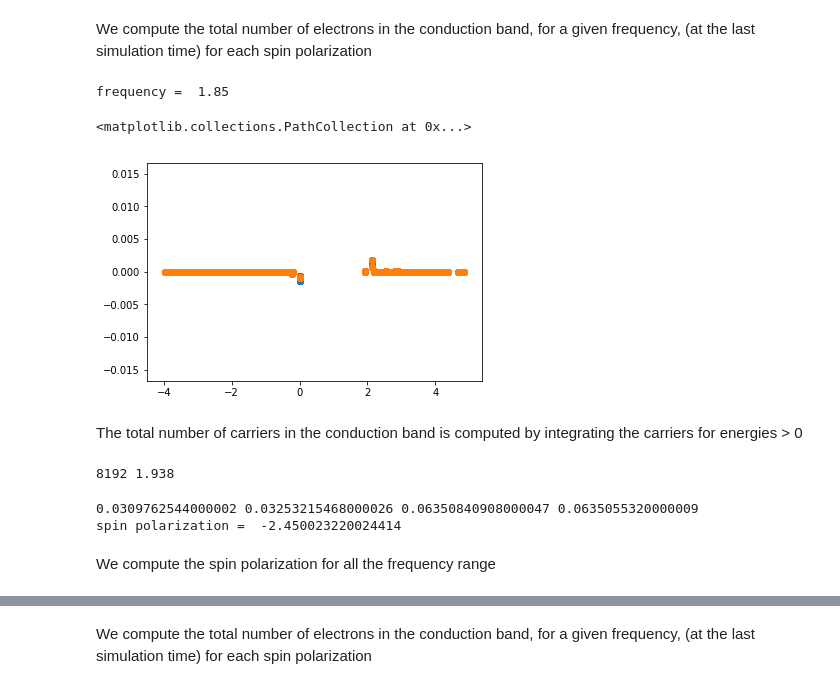
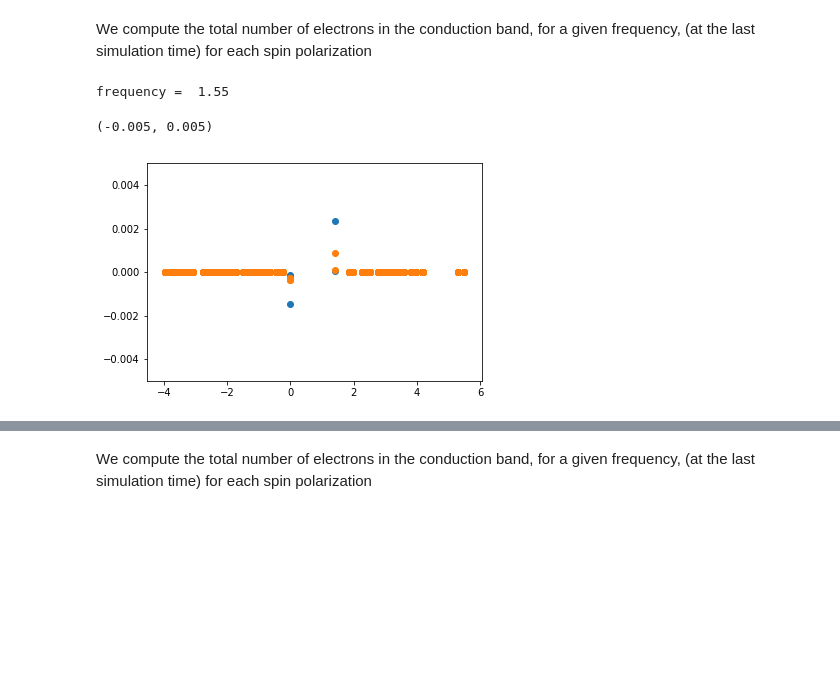
Before and after one commit to marcodalessandro76/Generation-and-decay-of-the-degree-of-spin-polarization-in-GaAs, a Jupyter notebook: Spin_polarization_analysis.ipynb, the cells around one changed output, grey strips where cells are left out. Cells and saved outputs as stored; diff of their text form; code cells hidden in the pictures; blank space fills up the shorter version.

```diff
--- a/Spin_polarization_analysis.ipynb
+++ b/Spin_polarization_analysis.ipynb
@@ -285,9 +261,9 @@ plt.scatter(freq_range,spin_pol)
 # %%
-data_dir = 'rt_k8_shift/FixSymm/'
+data_dir = 'rt_k8_no-commutator/FixSymm'
 last_time = '240.000'
 # %%
 # circular polarization spanning a given frequencies range
-freq_range = [1.15,1.25,1.35,1.45,1.55,1.65,1.75,1.85]
+freq_range =[1.418,1.55]
 # linear polarization for a single frequency
 lin_freq = 1.55
 # reversed circular polarization for a single frequency
@@ -295,7 +271,7 @@ reversed_circ_freq = 1.55
 # %% [markdown]
 We compute the total number of electrons in the conduction band, for a given frequency, (at the last simulation time) for each spin polarization
 # %%
-f = freq_range[7]
+f = freq_range[1]
 print('frequency = ',f)
 file_tot = data_dir+'/ypp_freq_%s-pol_circular/o-freq_%s-pol_circular.YPP-RT_occupations_DATA'%(f,f)
 file_up = data_dir+'/ypp_freq_%s-pol_circular/o-freq_%s-pol_circular.YPP-RT_occupations_up_DATA'%(f,f)
@@ -304,7 +280,7 @@ data_tot = C.dict_parser(file_tot)
 data_up = C.dict_parser(file_up)
 data_dn = C.dict_parser(file_dn)
 # %% [output]
-frequency =  1.85
+frequency =  1.55
 # %%
 energies = data_tot['E']
 carriers_up = data_up[last_time]
@@ -313,29 +289,7 @@ carriers_tot = data_tot[last_time]
 # %%
 plt.scatter(energies,carriers_up)
 plt.scatter(energies,carriers_dn)
+plt.ylim((-0.005,0.005))
 # %% [output]
-<matplotlib.collections.PathCollection at 0x...>
+(-0.005, 0.005)
-[figure, old version]
+[figure, new version]
-# %% [markdown]
-The total number of carriers in the conduction band is computed by integrating the carriers for energies > 0
-# %%
-cond_thrs = 0
-for e in energies:
-    if e>0:
-        cond_thrs = energies.index(e)
-        break
-print(cond_thrs,energies[cond_thrs])
-# %% [output]
-8192 1.938
-# %%
-cond_up = sum(carriers_up[cond_thrs:])
-cond_dn = sum(carriers_dn[cond_thrs:])
-cond_tot = sum(carriers_tot[cond_thrs:])
-print(cond_up,cond_dn,cond_up+cond_dn,cond_tot)
-delta = (cond_up-cond_dn)/cond_tot*100
-print('spin polarization = ',delta)
-# %% [output]
-0.0309762544000002 0.03253215468000026 0.06350840908000047 0.0635055320000009
-spin polarization =  -2.450023220024414
-# %% [markdown]
-We compute the spin polarization for all the frequency range
```
Also changed, not shown: parts of 77 cells of this notebook, 4 other files.
